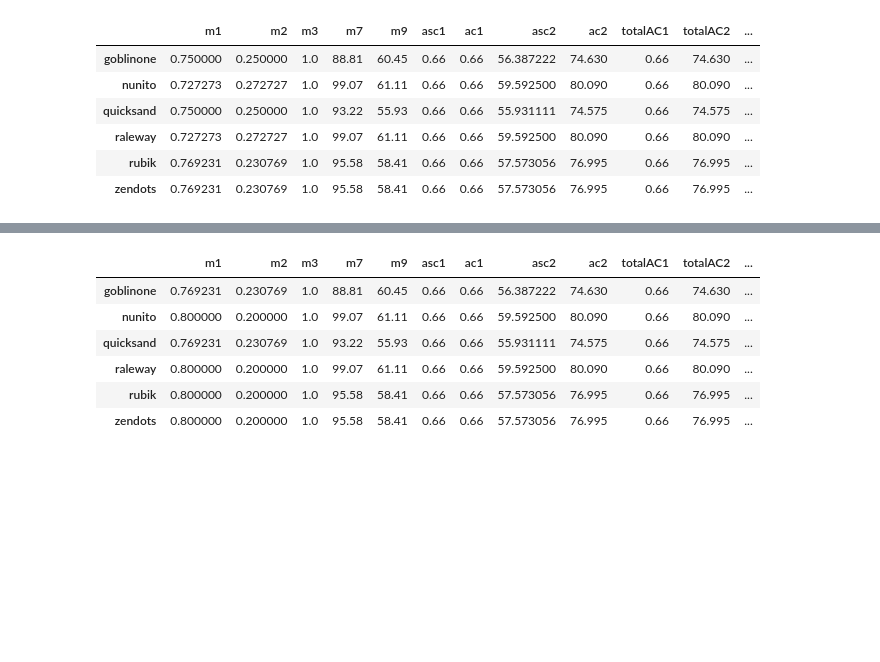
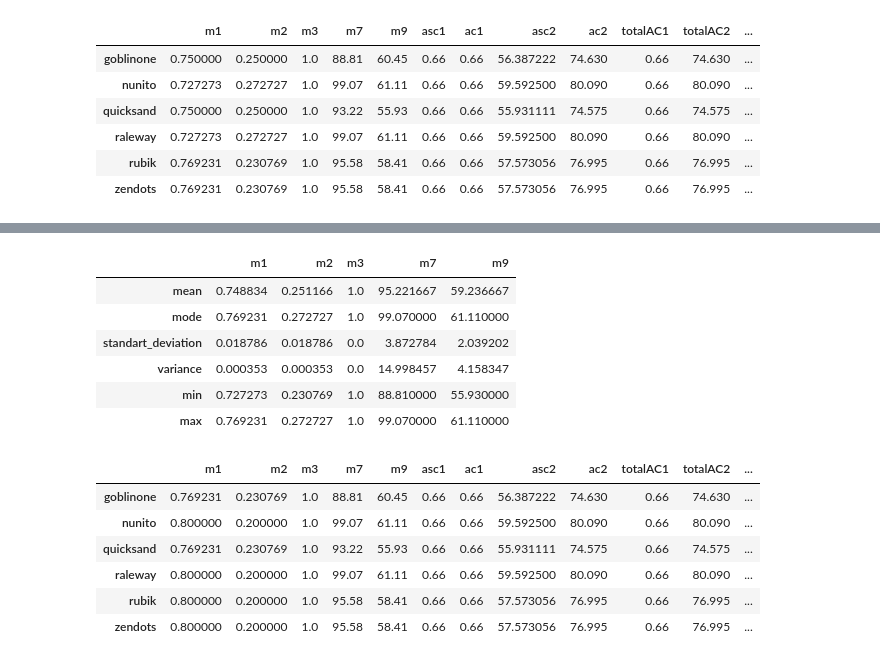
Before and after one commit to Lend-it/Analytics, a Jupyter notebook: Analytics.ipynb, the cells around one changed output, grey strips where cells are left out. Drawn from its saved outputs; the diff is of its cells as text; code cells hidden in the pictures; blank space fills up the shorter version.

```diff
--- a/Analytics.ipynb
+++ b/Analytics.ipynb
@@ -70,3 +90,13 @@ m_dfs['rating']['m8']
+# %%
+m_dfs['rating']['descriptive']
+# %% [output]
+|  | m1 | m2 | m3 | m7 | m9 |
+| mean | 0.748834 | 0.251166 | 1.0 | 95.221667 | 59.236667 |
+| mode | 0.769231 | 0.272727 | 1.0 | 99.070000 | 61.110000 |
+| standart_deviation | 0.018786 | 0.018786 | 0.0 | 3.872784 | 2.039202 |
+| variance | 0.000353 | 0.000353 | 0.0 | 14.998457 | 4.158347 |
+| min | 0.727273 | 0.230769 | 1.0 | 88.810000 | 55.930000 |
+| max | 0.769231 | 0.272727 | 1.0 | 99.070000 | 61.110000 |
 # %%
 m_dfs['request']['metrics']
 # %% [output]
```
Also changed, not shown: parts of 13 cells of this notebook, 1 other file.
